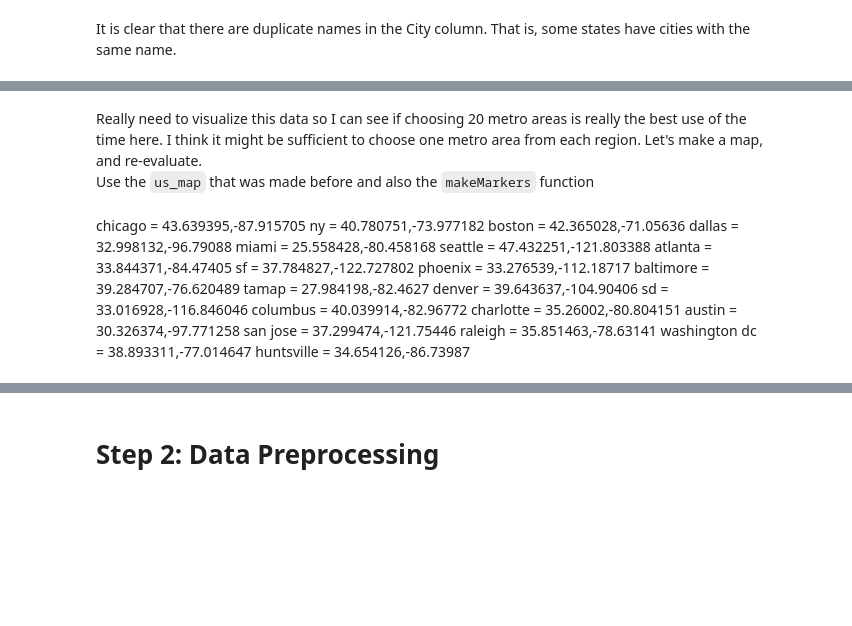
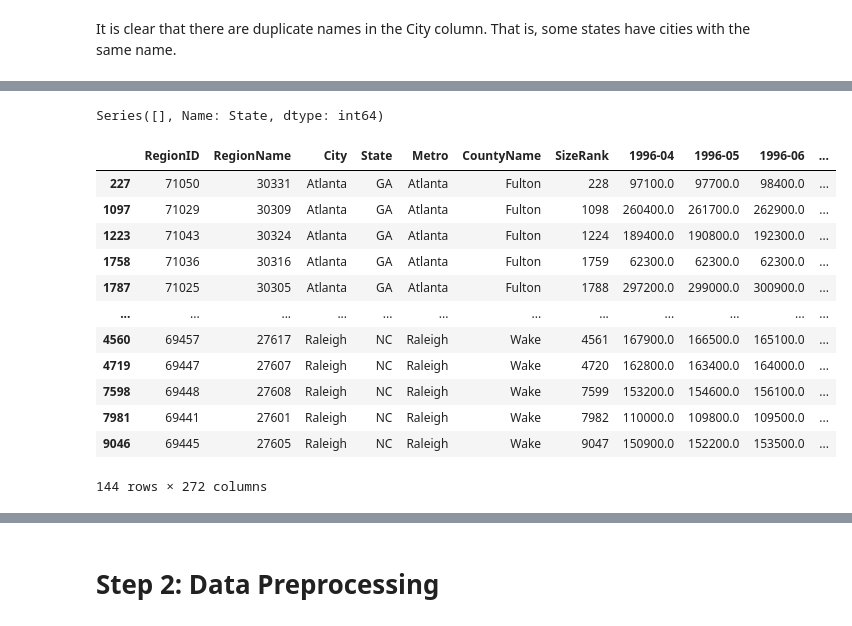
Before and after one commit to daveajstearns/mod4_project, a Jupyter notebook: starter_notebook.ipynb, the cells around one changed output, grey strips where cells are left out. Saved outputs shown, nothing was run; the diff lists cells and outputs as text; code cells hidden in the pictures; blank space fills up the shorter version.

```diff
--- a/starter_notebook.ipynb
+++ b/starter_notebook.ipynb
@@ -318,24 +115,0 @@ Name: Metro, dtype: int64
-# %% [markdown]
-Really need to visualize this data so I can see if choosing 20 metro areas is really the best use of the time here. I think it might be sufficient to choose one metro area from each region. Let's make a map, and re-evaluate.
-Use the `us_map` that was made before and also the `makeMarkers` function
-# %% [markdown]
-chicago = 43.639395,-87.915705
-ny = 40.780751,-73.977182
-boston = 42.365028,-71.05636
-dallas = 32.998132,-96.79088
-miami = 25.558428,-80.458168
-seattle = 47.432251,-121.803388
-atlanta = 33.844371,-84.47405
-sf = 37.784827,-122.727802
-phoenix = 33.276539,-112.18717
-baltimore = 39.284707,-76.620489
-tamap = 27.984198,-82.4627
-denver = 39.643637,-104.90406
-sd = 33.016928,-116.846046
-columbus = 40.039914,-82.96772
-charlotte = 35.26002,-80.804151
-austin = 30.326374,-97.771258
-san jose = 37.299474,-121.75446
-raleigh = 35.851463,-78.63141
-washington dc = 38.893311,-77.014647
-huntsville = 34.654126,-86.73987
@@ -357,0 +116,24 @@ def melt_data(df):
+# %%
+# I used this cell to look at each city in my list and view how many other states
+# Have a city with the same name, and took note of it on paper
+# Change the city name in the conditional to get the value
+selected[selected['City'] == '']['State'].value_counts()
+# %% [output]
+Series([], Name: State, dtype: int64)
+# %%
+# Found that if the value_counts is less than 7, the city is not in the targeted state
+selected.sort_values(['City','State'])
+# %% [output]
+|  | RegionID | RegionName | City | State | Metro | CountyName | SizeRank | 1996-04 | 1996-05 | 1996-06 | ... |
+| 227 | 71050 | 30331 | Atlanta | GA | Atlanta | Fulton | 228 | 97100.0 | 97700.0 | 98400.0 | ... |
+| 1097 | 71029 | 30309 | Atlanta | GA | Atlanta | Fulton | 1098 | 260400.0 | 261700.0 | 262900.0 | ... |
+| 1223 | 71043 | 30324 | Atlanta | GA | Atlanta | Fulton | 1224 | 189400.0 | 190800.0 | 192300.0 | ... |
+| 1758 | 71036 | 30316 | Atlanta | GA | Atlanta | Fulton | 1759 | 62300.0 | 62300.0 | 62300.0 | ... |
+| 1787 | 71025 | 30305 | Atlanta | GA | Atlanta | Fulton | 1788 | 297200.0 | 299000.0 | 300900.0 | ... |
+| ... | ... | ... | ... | ... | ... | ... | ... | ... | ... | ... | ... |
+| 4560 | 69457 | 27617 | Raleigh | NC | Raleigh | Wake | 4561 | 167900.0 | 166500.0 | 165100.0 | ... |
+| 4719 | 69447 | 27607 | Raleigh | NC | Raleigh | Wake | 4720 | 162800.0 | 163400.0 | 164000.0 | ... |
+| 7598 | 69448 | 27608 | Raleigh | NC | Raleigh | Wake | 7599 | 153200.0 | 154600.0 | 156100.0 | ... |
+| 7981 | 69441 | 27601 | Raleigh | NC | Raleigh | Wake | 7982 | 110000.0 | 109800.0 | 109500.0 | ... |
+| 9046 | 69445 | 27605 | Raleigh | NC | Raleigh | Wake | 9047 | 150900.0 | 152200.0 | 153500.0 | ... |
+144 rows × 272 columns
```
Also changed, not shown: parts of 65 cells of this notebook.
